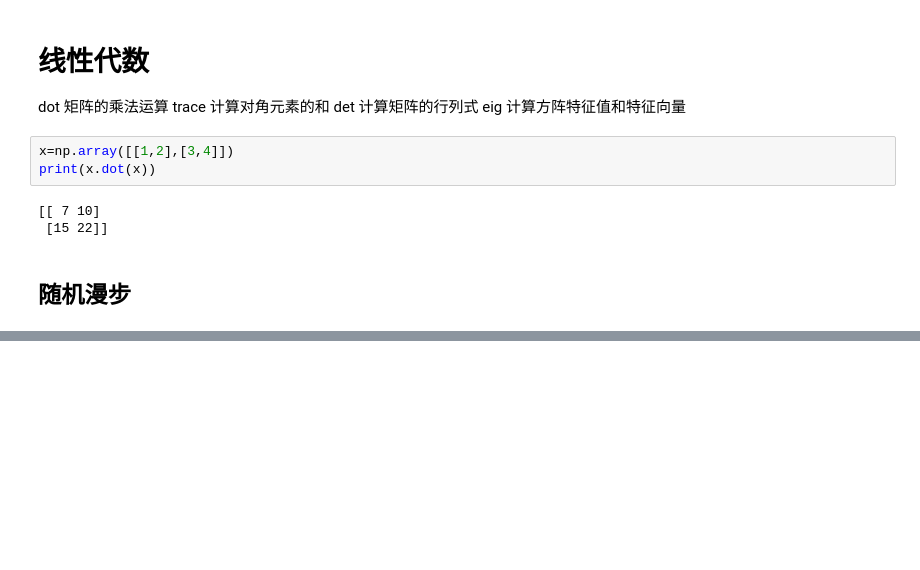
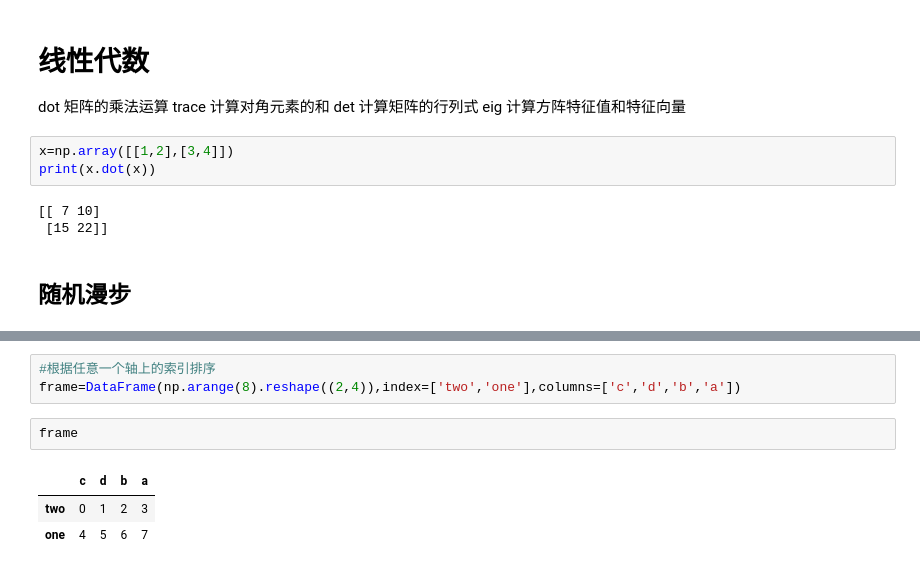
Before and after one commit to qwaszx2334/NLP_class, a Jupyter notebook: 日常代码总结/numpy&pandas.ipynb, the cells around one changed output, grey strips where cells are left out. Cells and saved outputs as stored; diff of their text form; blank space fills up the shorter version.

```diff
--- a/日常代码总结/numpy&pandas.ipynb
+++ b/日常代码总结/numpy&pandas.ipynb
@@ -261,0 +518,9 @@ plt.show()
+# %%
+#根据任意一个轴上的索引排序
+frame=DataFrame(np.arange(8).reshape((2,4)),index=['two','one'],columns=['c','d','b','a'])
+# %%
+frame
+# %% [output]
+|  | c | d | b | a |
+| two | 0 | 1 | 2 | 3 |
+| one | 4 | 5 | 6 | 7 |
```
Also changed, not shown: parts of 44 cells of this notebook, 9 other files.
